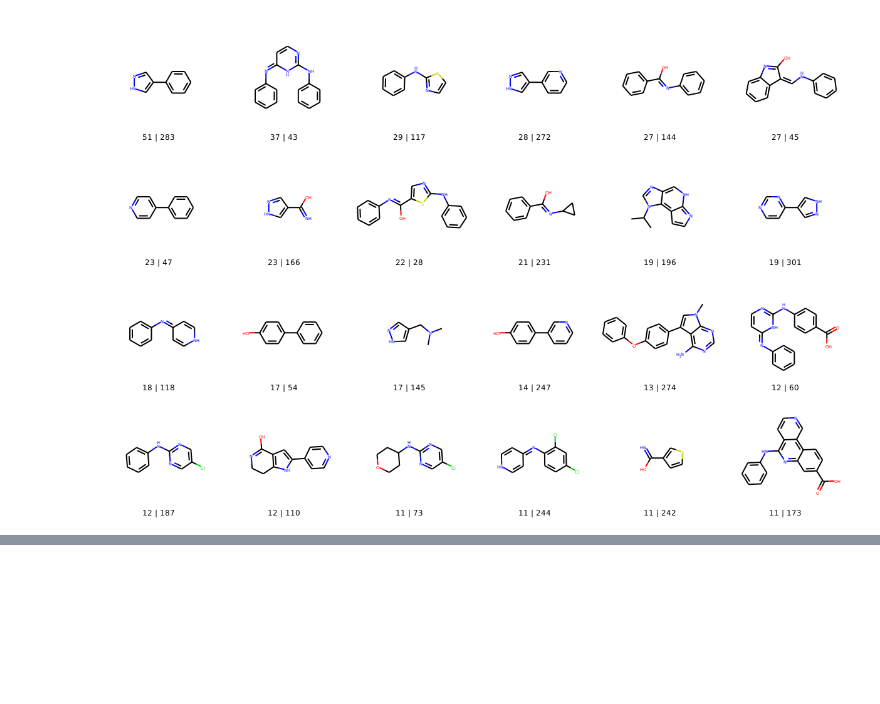
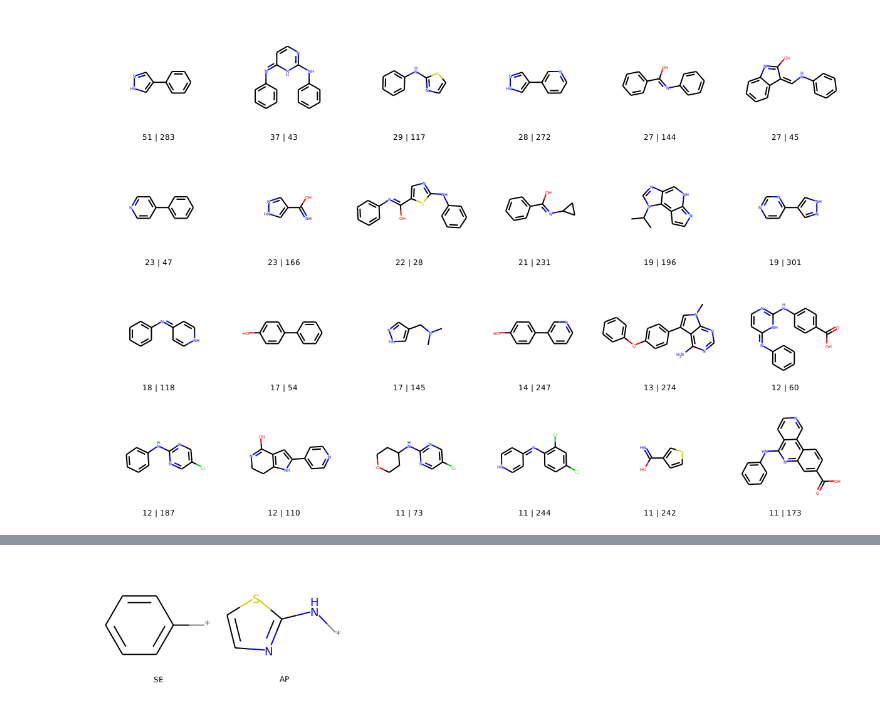
Before and after one commit to volkamerlab/KinFragLib, a Jupyter notebook: notebooks/4_3_combinatorial_library_comparison_klifs.ipynb, the cells around one changed output, grey strips where cells are left out. Cells and saved outputs as stored; diff of their text form; code cells hidden in the pictures; blank space fills up the shorter version.

```diff
--- a/notebooks/4_3_combinatorial_library_comparison_klifs.ipynb
+++ b/notebooks/4_3_combinatorial_library_comparison_klifs.ipynb
@@ -322,0 +264,4 @@ Number of original ligands with this substructure | recombined ligand index
+# %%
+draw_fragments_from_recombined_ligand(substructure_matches.iloc[117].fragment_ids, fragment_library)
+# %% [output]
+[figure, added]
```
Also changed, not shown: parts of 18 cells of this notebook.
